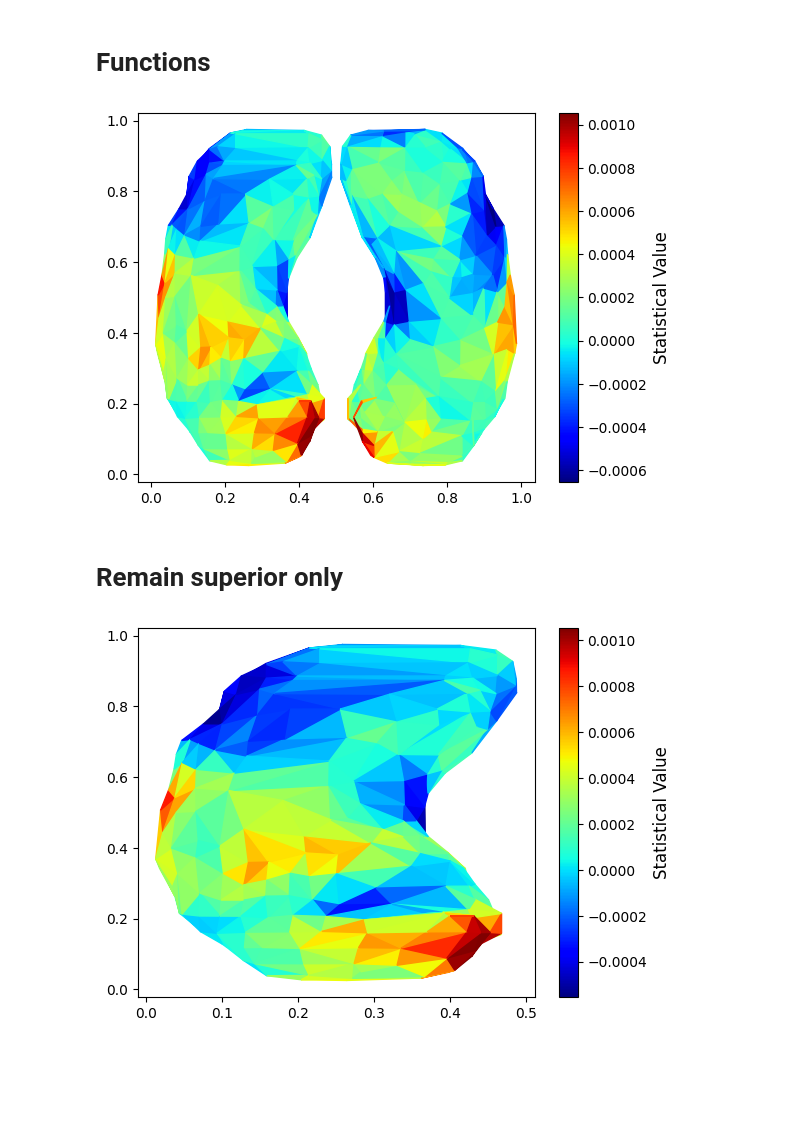
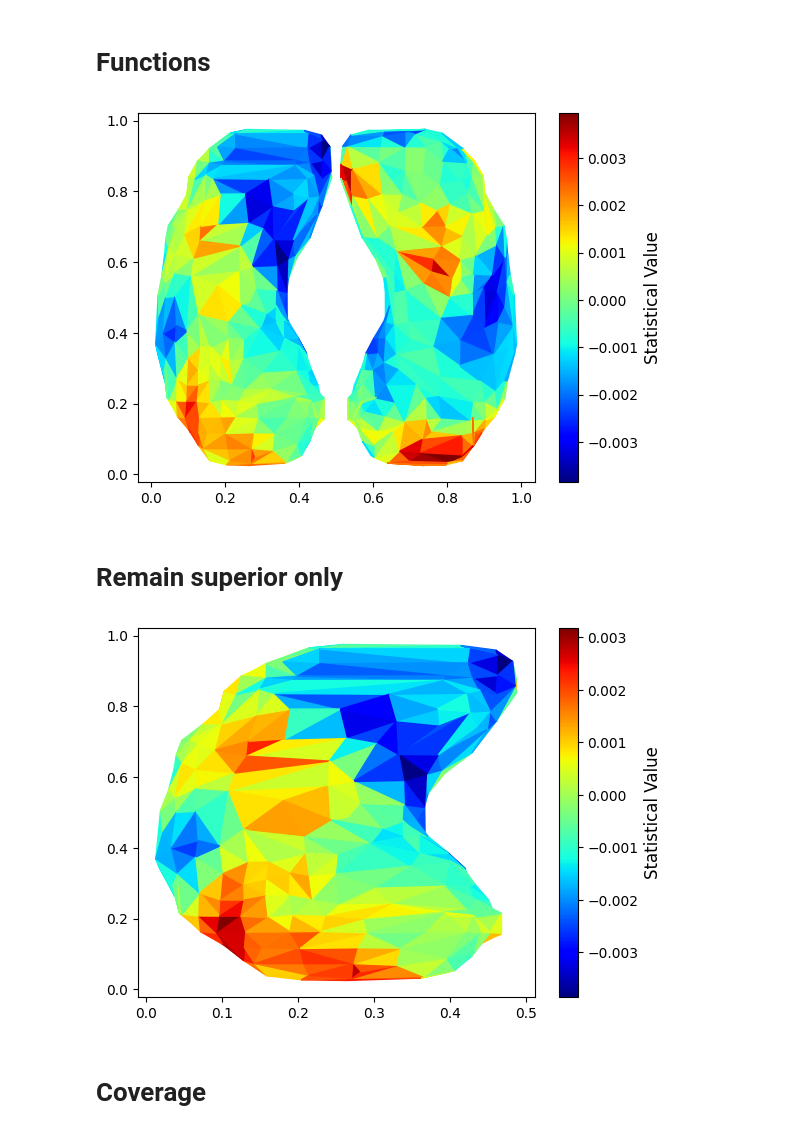
Before and after one commit to SeojinYoon/Seojin_commonTool, a Jupyter notebook: Module/Brain_Surface/UV_map/UV_map_stat.ipynb, the cells around one changed output. Drawn from its saved outputs; the diff is of its cells as text; code cells hidden in the pictures; blank space fills up the shorter version.

```diff
--- a/Module/Brain_Surface/UV_map/UV_map_stat.ipynb
+++ b/Module/Brain_Surface/UV_map/UV_map_stat.ipynb
@@ -41,8 +40,13 @@ lt_hippo_uv_path = os.path.join(mask_dir_path, "lt_hippocampus_afterUVmap_planar
 # %% [markdown]
 # Load Data
 # %%
+# Vertex & Faces
 lt_hippo_mesh_info = load_mesh(lt_hippo_path)
 lt_hippo_uv_mesh_info = load_mesh(lt_hippo_uv_path, type_ = "uv")
+
+# Data
+data_dir_path = "/mnt/ext1/seojin/HR/exp_blueprint_0324v4/fMRI_data/output/Group/rsa/rdm/set/WholeSet/base_seqOnly/None/pattern_separation"
+data_paths = sorted(glob(os.path.join(data_dir_path, "WholeSet_HP*")))
 # %% [markdown]
 # Orientation
 # %%
@@ -66,23 +81,29 @@ superior_vertices = np.unique(lt_hippo_uv_mesh_info["face"][second_components].r
 # %% [markdown]
 # Functions
 # %%
-show_stat_onUV(vertices = lt_hippo_uv_mesh_info["vertex"],
-               uv_coordinates = lt_hippo_uv_mesh_info["uv"],
-               faces = lt_hippo_uv_mesh_info["face"],
-               stat_path = "/mnt/ext1/seojin/HR/exp_blueprint_0324v4/fMRI_data/output/Group/rsa/rdm/set/WholeSet/base_seqOnly/None/pattern_separation/mean.nii.gz")
+fig, axis = show_stat_onUV(vertices = lt_hippo_uv_mesh_info["vertex"],
+                           uv_coordinates = lt_hippo_uv_mesh_info["uv"],
+                           faces = lt_hippo_uv_mesh_info["face"],
+                           stat_path = data_paths[0])
 # %% [output]
-[figure, old version]
+[figure, new version]
 # %% [markdown]
 # Remain superior only
 # %%
+superior_vertices = np.unique(lt_hippo_uv_mesh_info["face"][second_components].reshape(-1))
+
 # Vertex index mapping
-mapping = map_indicies(original_indices = np.arange(len(lt_hippo_uv_mesh_info["vertex"])), including_indices = superior_vertices)
+mapping = map_indicies(original_indices = np.arange(len(lt_hippo_uv_mesh_info["vertex"])),
+                       including_indices = superior_vertices)
+inverse_mapping = {v: k for k, v in mapping.items()}
+del inverse_mapping[-1]
 
 # Change face based on vertex mapping
 vectorized_function = np.vectorize(mapping.get)
 coverted_faces = vectorized_function(lt_hippo_uv_mesh_info["face"])
+coverted_faces = coverted_faces[np.alltrue(coverted_faces != -1, axis = 1)]
 
-# Converted verticies
-is_converted_vertices = np.array(list(mapping.values())) != -1
-converted_uv_vertices = lt_hippo_uv_mesh_info["uv"][is_converted_vertices]
-converted_vertices = lt_hippo_uv_mesh_info["vertex"][is_converted_vertices]
+# Subset verticies
+is_subset_vertices = np.array(list(mapping.values())) != -1
+subset_vertices = lt_hippo_uv_mesh_info["vertex"][is_subset_vertices]
+subset_uv_vertices = lt_hippo_uv_mesh_info["uv"][is_subset_vertices]
@@ -89,7 +113,7 @@ converted_vertices = lt_hippo_uv_mesh_info["vertex"][is_converted_vertices]
 # %%
-show_stat_onUV(vertices = converted_vertices,
-               uv_coordinates = converted_uv_vertices,
-               faces = coverted_faces,
-               stat_path = "/mnt/ext1/seojin/HR/exp_blueprint_0324v4/fMRI_data/output/Group/rsa/rdm/set/WholeSet/base_seqOnly/None/pattern_separation/mean.nii.gz")
+fig, axis = show_stat_onUV(vertices = subset_vertices,
+                           uv_coordinates = subset_uv_vertices,
+                           faces = coverted_faces,
+                           stat_path = data_paths[0])
 # %% [output]
-[figure, old version]
+[figure, new version]
@@ -99,0 +120,2 @@ width,
+# %% [markdown]
+# Coverage
```
Also changed, not shown: parts of 10 cells of this notebook, 5 other files.
